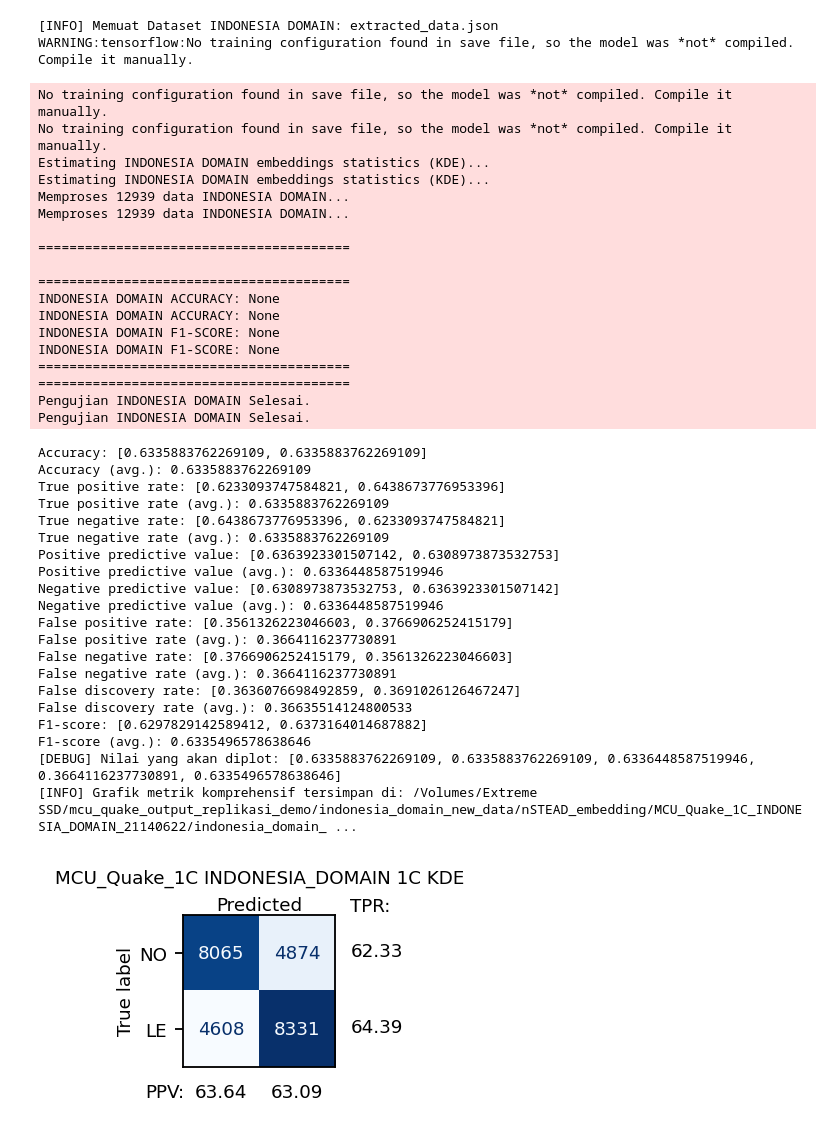
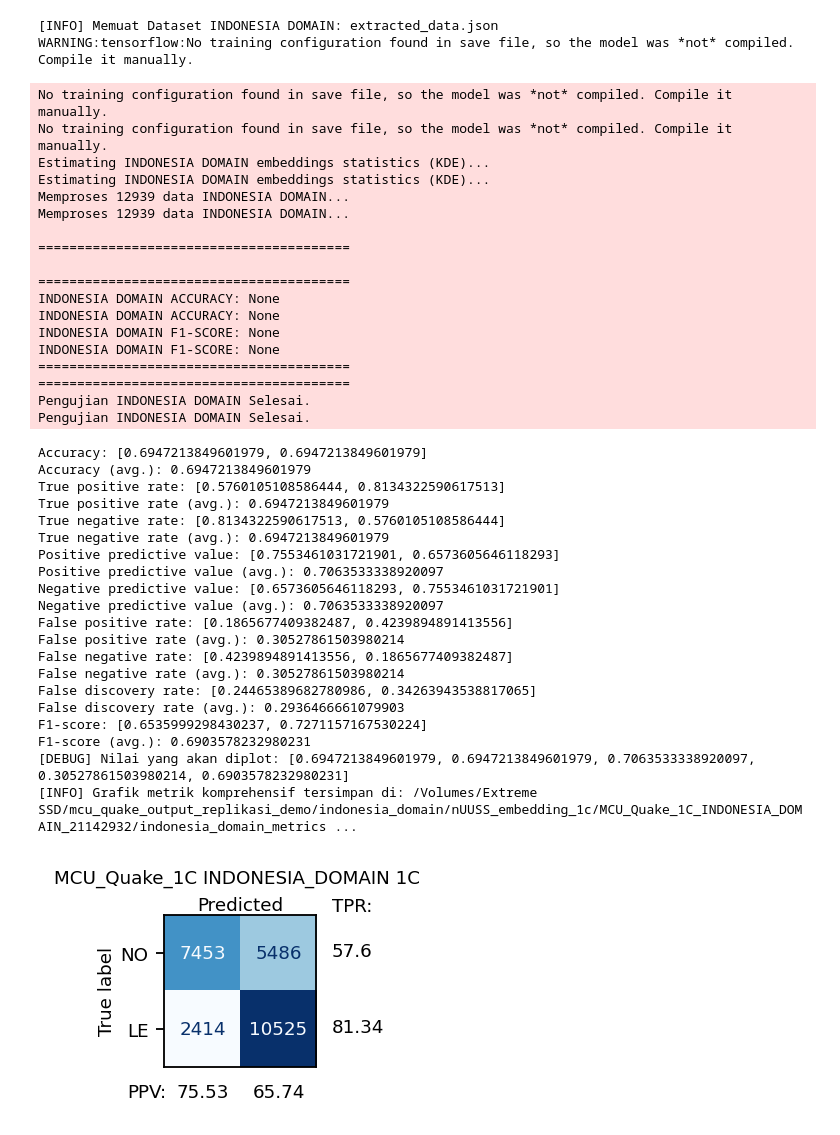
Before and after one commit to verykurniabakti/seismiccode, a Jupyter notebook: mcu_quake/code_gen_trying/indonesia_jaya_benchmarking_data/indonesia_benchmarking_mcu_data_juni_1c_emb_stead.ipynb, the cells around one changed output. Saved outputs shown, nothing was run; the diff lists cells and outputs as text; code cells hidden in the pictures.

Commit message:
data baru latent

```diff
--- a/mcu_quake/code_gen_trying/indonesia_jaya_benchmarking_data/indonesia_benchmarking_mcu_data_juni_1c_emb_stead.ipynb
+++ b/mcu_quake/code_gen_trying/indonesia_jaya_benchmarking_data/indonesia_benchmarking_mcu_data_juni_1c_emb_stead.ipynb
@@ -282,15 +229,15 @@ if __name__ == "__main__":
     MODEL_PATH = os.path.join(BASE_REP, "Pre-trained model/MCU-Quake 5-20")
 
     # Path Embedding Khusus STEAD (n=61099) atau UUSS (n=11275) opsi: gunakan salah satu, jangan keduanya
-    EMB_DIR = os.path.join(BASE_REP, "Typical embedding/Embedding_data train 3C, STEAD norm7 mag3 L n61099, 30172538")
-    #EMB_DIR = os.path.join(BASE_REP, "Typical embedding/Embedding_data train 3C, UUSS n11275 std15, 30120909")
+    #EMB_DIR = os.path.join(BASE_REP, "Typical embedding/Embedding_data train 3C, STEAD norm7 mag3 L n61099, 30172538")
+    EMB_DIR = os.path.join(BASE_REP, "Typical embedding/Embedding_data train 3C, UUSS n11275 std15, 30120909")
     #===================================================================
     #                           2. PREPARE FILES
     #===================================================================
     print(f"[INFO] Memuat Dataset INDONESIA DOMAIN: {KEY_TEST_FILE}")
     test_data = dataset.load_json_data(os.path.join(KEY_DATA_DIR, KEY_TEST_FILE))
 
-    SAVE_BASE = "/Volumes/Extreme SSD/mcu_quake_output_replikasi_demo/indonesia_domain_new_data/nSTEAD_embedding"
+    SAVE_BASE = '/Volumes/Extreme SSD/mcu_quake_output_replikasi_demo/indonesia_domain/nUUSS_embedding_1c'
     now = datetime.now()
     time_str = now.strftime("%d%H%M%S")
     save_dir = os.path.join(SAVE_BASE, f"{MODEL_TAG}_{DATA_TAG}_{time_str}")
@@ -358,58 +305,58 @@ if __name__ == "__main__":
     matrix_1C, metrics_1C = utils.calc_confusion_metrics(total_true_3C, total_pred_3C)
 
     # Visualisasi
-    fig_1C = utils.plot_confusion(f"{MODEL_TAG} {DATA_TAG} 1C KDE", true_labels, matrix_1C, metrics_1C)
-    fig_1C.savefig(os.path.join(save_dir, "Indonesia_domain_1C_KDE.jpg"), dpi=300)
+    fig_1C = utils.plot_confusion(f"{MODEL_TAG} {DATA_TAG} 1C ", true_labels, matrix_1C, metrics_1C)
+    fig_1C.savefig(os.path.join(save_dir, "Indonesia_domain_1C.jpg"), dpi=300)
 
     dataset.save_json_data(os.path.join(save_dir, "indonesia_domain_metrics.json"), metrics_1C)
 
     # Plot comprehensive metrics
     plot_comprehensive_metrics(metrics_1C, os.path.join(save_dir, "indonesia_domain_metrics_bar.jpg"))
 
     logger.info("\n" + "="*40)
     logger.info(f"INDONESIA DOMAIN ACCURACY: {metrics_1C.get('accuracy (avg.)')}")
     logger.info(f"INDONESIA DOMAIN F1-SCORE: {metrics_1C.get('f1-score (avg.)')}")
     logger.info("="*40)
     logger.info("Pengujian INDONESIA DOMAIN Selesai.")
 # %% [output]
 [INFO] Memuat Dataset INDONESIA DOMAIN: extracted_data.json
 WARNING:tensorflow:No training configuration found in save file, so the model was *not* compiled. Compile it manually.
 No training configuration found in save file, so the model was *not* compiled. Compile it manually.
 No training configuration found in save file, so the model was *not* compiled. Compile it manually.
 Estimating INDONESIA DOMAIN embeddings statistics (KDE)...
 Estimating INDONESIA DOMAIN embeddings statistics (KDE)...
 Memproses 12939 data INDONESIA DOMAIN...
 Memproses 12939 data INDONESIA DOMAIN...
 
 ========================================
 
 ========================================
 INDONESIA DOMAIN ACCURACY: None
 INDONESIA DOMAIN ACCURACY: None
 INDONESIA DOMAIN F1-SCORE: None
 INDONESIA DOMAIN F1-SCORE: None
 ========================================
 ========================================
 Pengujian INDONESIA DOMAIN Selesai.
 Pengujian INDONESIA DOMAIN Selesai.
-Accuracy: [0.6335883762269109, 0.6335883762269109]
-Accuracy (avg.): 0.6335883762269109
-True positive rate: [0.6233093747584821, 0.6438673776953396]
-True positive rate (avg.): 0.6335883762269109
-True negative rate: [0.6438673776953396, 0.6233093747584821]
-True negative rate (avg.): 0.6335883762269109
-Positive predictive value: [0.6363923301507142, 0.6308973873532753]
-Positive predictive value (avg.): 0.6336448587519946
-Negative predictive value: [0.6308973873532753, 0.6363923301507142]
-Negative predictive value (avg.): 0.6336448587519946
-False positive rate: [0.3561326223046603, 0.3766906252415179]
-False positive rate (avg.): 0.3664116237730891
-False negative rate: [0.3766906252415179, 0.3561326223046603]
-False negative rate (avg.): 0.3664116237730891
-False discovery rate: [0.3636076698492859, 0.3691026126467247]
-False discovery rate (avg.): 0.36635514124800533
-F1-score: [0.6297829142589412, 0.6373164014687882]
-F1-score (avg.): 0.6335496578638646
-[DEBUG] Nilai yang akan diplot: [0.6335883762269109, 0.6335883762269109, 0.6336448587519946, 0.3664116237730891, 0.6335496578638646]
-[INFO] Grafik metrik komprehensif tersimpan di: /Volumes/Extreme SSD/mcu_quake_output_replikasi_demo/indonesia_domain_new_data/nSTEAD_embedding/MCU_Quake_1C_INDONESIA_DOMAIN_21140622/indonesia_domain_ ...
+Accuracy: [0.6947213849601979, 0.6947213849601979]
+Accuracy (avg.): 0.6947213849601979
+True positive rate: [0.5760105108586444, 0.8134322590617513]
+True positive rate (avg.): 0.6947213849601979
+True negative rate: [0.8134322590617513, 0.5760105108586444]
+True negative rate (avg.): 0.6947213849601979
+Positive predictive value: [0.7553461031721901, 0.6573605646118293]
+Positive predictive value (avg.): 0.7063533338920097
+Negative predictive value: [0.6573605646118293, 0.7553461031721901]
+Negative predictive value (avg.): 0.7063533338920097
+False positive rate: [0.1865677409382487, 0.4239894891413556]
+False positive rate (avg.): 0.30527861503980214
+False negative rate: [0.4239894891413556, 0.1865677409382487]
+False negative rate (avg.): 0.30527861503980214
+False discovery rate: [0.24465389682780986, 0.34263943538817065]
+False discovery rate (avg.): 0.2936466661079903
+F1-score: [0.6535999298430237, 0.7271157167530224]
+F1-score (avg.): 0.6903578232980231
+[DEBUG] Nilai yang akan diplot: [0.6947213849601979, 0.6947213849601979, 0.7063533338920097, 0.30527861503980214, 0.6903578232980231]
+[INFO] Grafik metrik komprehensif tersimpan di: /Volumes/Extreme SSD/mcu_quake_output_replikasi_demo/indonesia_domain/nUUSS_embedding_1c/MCU_Quake_1C_INDONESIA_DOMAIN_21142932/indonesia_domain_metrics ...
-[figure, old version]
+[figure, new version]
```
Also changed, not shown: parts of 1 cell of this notebook, 3 other files.
